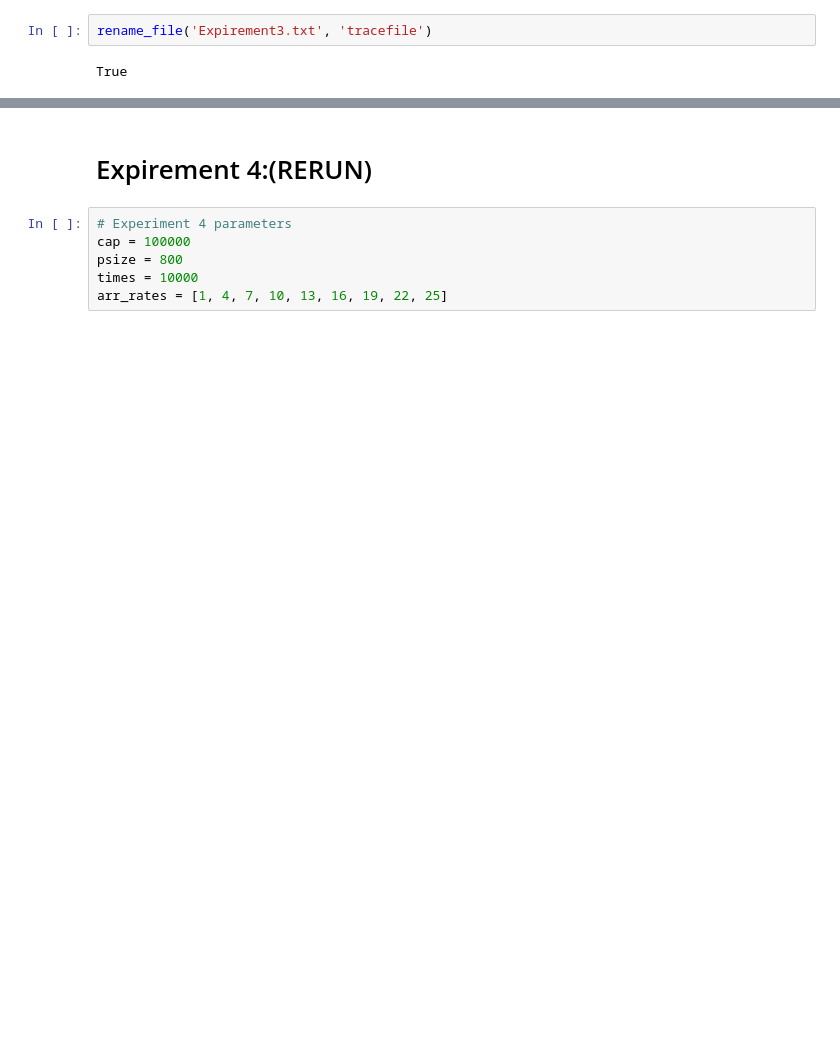
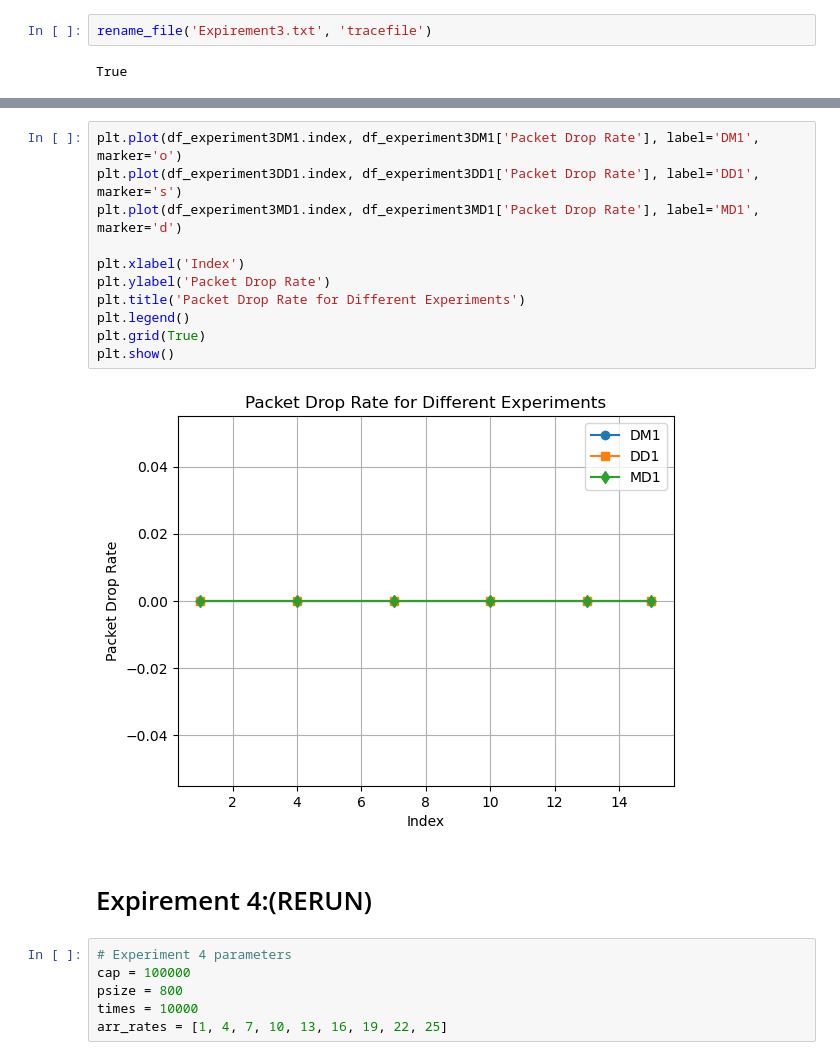
Before and after one commit to amantham20/Project2-ECE-842, a Jupyter notebook: Project2.ipynb, the cells around one changed output, grey strips where cells are left out. Saved outputs shown, nothing was run; the diff lists cells and outputs as text; blank space fills up the shorter version.

```diff
--- a/Project2.ipynb
+++ b/Project2.ipynb
@@ -205,3 +363,16 @@ True
+# %%
+plt.plot(df_experiment3DM1.index, df_experiment3DM1['Packet Drop Rate'], label='DM1', marker='o')
+plt.plot(df_experiment3DD1.index, df_experiment3DD1['Packet Drop Rate'], label='DD1', marker='s')
+plt.plot(df_experiment3MD1.index, df_experiment3MD1['Packet Drop Rate'], label='MD1', marker='d')
+
+plt.xlabel('Index')
+plt.ylabel('Packet Drop Rate')
+plt.title('Packet Drop Rate for Different Experiments')
+plt.legend()
+plt.grid(True)
+plt.show()
+# %% [output]
+[figure, added]
 # %% [markdown]
 # Expirement 4:(RERUN)
 # %%
```
Also changed, not shown: parts of 27 cells of this notebook, 5 other files.
